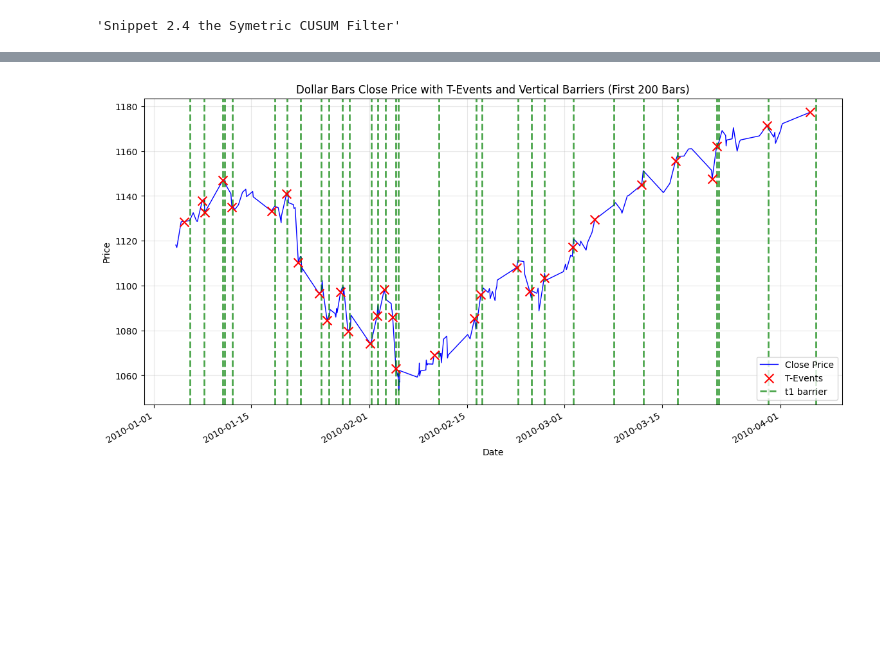
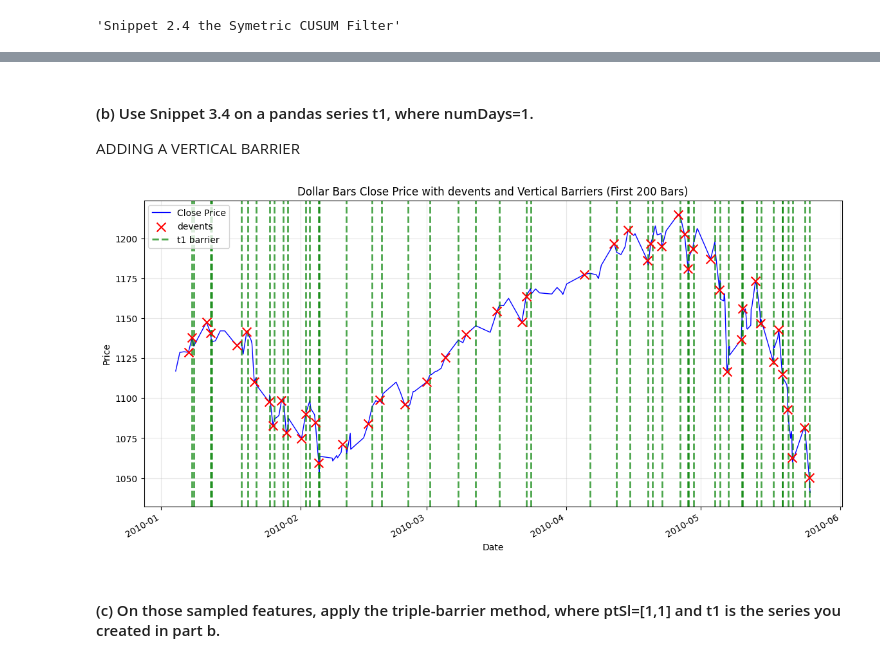
Before and after one commit to McSavage/MLFinLab, a Jupyter notebook: notebooks/FIN221_HW3_SP.ipynb, the cells around one changed output, grey strips where cells are left out. Cells and saved outputs as stored; diff of their text form; code cells hidden in the pictures; blank space fills up the shorter version.

```diff
--- a/notebooks/FIN221_HW3_SP.ipynb
+++ b/notebooks/FIN221_HW3_SP.ipynb
@@ -134,7 +144,7 @@ plt.show()
 # %%
 from mlfinlab.data_structures import standard_data_structures
 # Compare different thresholds
-for threshold in [1e6, 5e6, 10e6, 20e6]:
+for threshold in [1e6, 1.5e6, 2e6, 5e6]:
     bars = standard_data_structures.get_dollar_bars(sp_processed, threshold=threshold, batch_size=1000000, verbose=False)
-    print(f"Threshold ${threshold/1e6:.0f}M: {len(bars)} bars")
+    print(f"Threshold ${threshold/1e6:.1f}M: {len(bars)} bars")
 # %% [output]
@@ -146,7 +158,7 @@ Threshold $20M: 191 bars
 #DOLLAR BARS Using MLFinLab
 
 dollar_bars = standard_data_structures.get_dollar_bars(
-    sp_processed, threshold=1000000, batch_size=1000000, verbose=False
+    sp_processed, threshold=2000000, batch_size=1000000, verbose=False
 )
 
 print(f"Dollar bars shape: {dollar_bars.shape}")
@@ -287,7 +303,7 @@ devents = get_t_events(dollar_bars['close'], threshold_dollars * 1)
 # %%
 # Dollar Bars Analysis with date range control
 start_date = '2010-01-01'
-end_date = '2011-01-01'
+end_date = '2010-06-01'
 
 # Filter data by date range
 mask = (dollar_bars.index >= start_date) & (dollar_bars.index < end_date)
@@ -312,7 +328,7 @@ if len(devents_subset) > 0:
     ))
 
 fig.update_layout(
-    title='Dollar Bars - Candlestick Chart with T-Events',
+    title='Dollar Bars - Candlestick Chart with devents',
     xaxis_title='Date',
     yaxis_title='Price',
     xaxis=dict(
@@ -352,3 +348,6 @@ def applyPtSlOnT1(close, events, ptSl, molecule):
+# %% [markdown]
+#### (b)	Use Snippet 3.4 on a pandas series t1, where numDays=1.
+ADDING A VERTICAL BARRIER
 # %%
 close = dollar_bars['close']
 
@@ -375,33 +374,35 @@ fig, ax = plt.subplots(figsize=(14, 7))
 # Plot first 50 close prices
 dollar_bars['close'][:how_many].plot(ax=ax, label='Close Price', linewidth=1, color='blue')
 
 # Filter data to first 50 bars
 last_50_dates = dollar_bars[:how_many].index
 devents_filtered = devents[devents.isin(last_50_dates)]
 
 # Overlay devents with 'x' markers
 if len(devents_filtered) > 0:
     devent_prices = dollar_bars.loc[devents_filtered, 'close']
     ax.scatter(devents_filtered, devent_prices, color='red', marker='x', s=100,
-               label='T-Events', zorder=5)
+               label='devents', zorder=5)
 
     # Add vertical lines for t1 barriers
     for t0 in devents_filtered:
         if t0 in t1.index:
             t1_date = t1.loc[t0]
             # Draw vertical line at t1 (removed the date range check)
             ax.axvline(x=t1_date, color='green', linestyle='dashed', alpha=0.7, linewidth=2,
                       label='t1 barrier' if t0 == devents_filtered[0] else '')
 
-plt.title(f'Dollar Bars Close Price with T-Events and Vertical Barriers (First {how_many} Bars)')
+plt.title(f'Dollar Bars Close Price with devents and Vertical Barriers (First {how_many} Bars)')
 plt.xlabel('Date')
 plt.ylabel('Price')
 plt.legend()
 plt.grid(True, alpha=0.3)
 plt.show()
 
 # Debug info
 #print(f"devents in range: {len(devents_filtered)}")
 #print(f"t1 entries: {t1[t1.index.isin(devents_filtered)]}")
 # %% [output]
-[figure, old version]
+[figure, new version]
+# %% [markdown]
+#### (c)	On those sampled features, apply the triple-barrier method, where ptSl=[1,1] and t1 is the series you created in part b.
```
Also changed, not shown: parts of 27 cells of this notebook.
